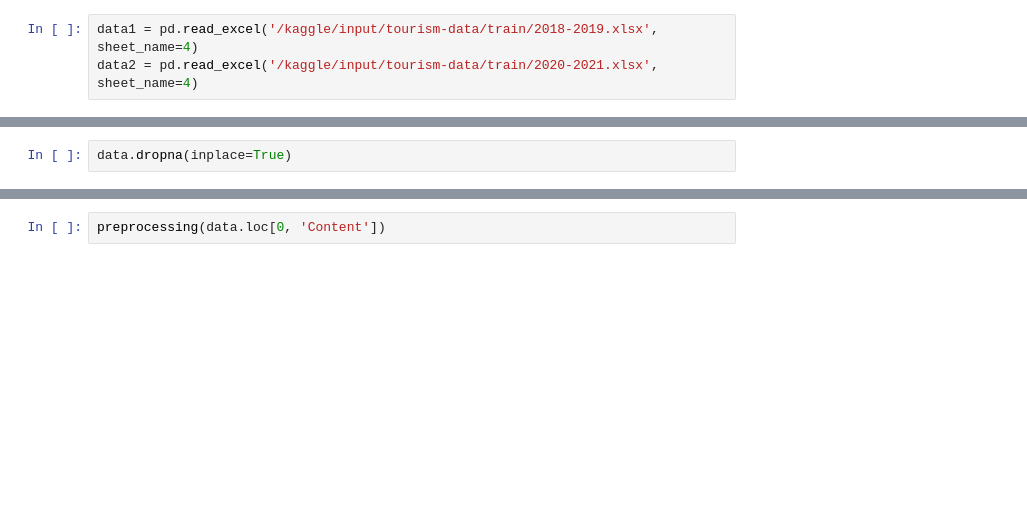
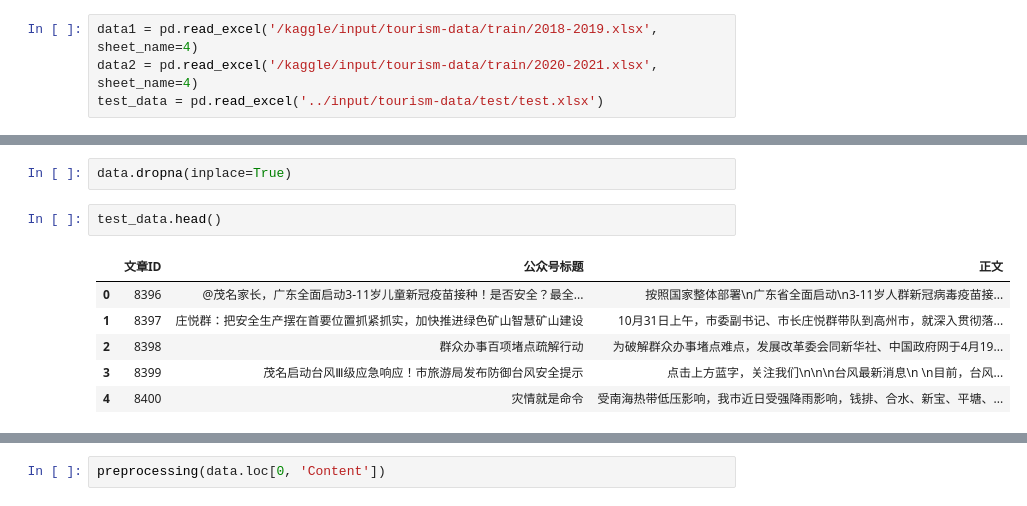
Before and after one commit to W1ndness/Kaggle, a Jupyter notebook: data-analysis-08.ipynb, the cells around one changed output, grey strips where cells are left out. Cells and saved outputs as stored; diff of their text form; blank space fills up the shorter version.

```diff
--- a/data-analysis-08.ipynb
+++ b/data-analysis-08.ipynb
@@ -34,6 +32,7 @@ warnings.filterwarnings('ignore')
 # %%
 data1 = pd.read_excel('/kaggle/input/tourism-data/train/2018-2019.xlsx', sheet_name=4)
 data2 = pd.read_excel('/kaggle/input/tourism-data/train/2020-2021.xlsx', sheet_name=4)
+test_data = pd.read_excel('../input/tourism-data/test/test.xlsx')
 # %%
 data1.head()
 # %% [output]
@@ -72,2 +70,11 @@ data.head()
 # %%
 data.dropna(inplace=True)
+# %%
+test_data.head()
+# %% [output]
+|  | 文章ID | 公众号标题 | 正文 |
+| 0 | 8396 | @茂名家长，广东全面启动3-11岁儿童新冠疫苗接种！是否安全？最全... | 按照国家整体部署\n广东省全面启动\n3-11岁人群新冠病毒疫苗接... |
+| 1 | 8397 | 庄悦群：把安全生产摆在首要位置抓紧抓实，加快推进绿色矿山智慧矿山建设 | 10月31日上午，市委副书记、市长庄悦群带队到高州市，就深入贯彻落... |
+| 2 | 8398 | 群众办事百项堵点疏解行动 | 为破解群众办事堵点难点，发展改革委会同新华社、中国政府网于4月19... |
+| 3 | 8399 | 茂名启动台风Ⅲ级应急响应！市旅游局发布防御台风安全提示 | 点击上方蓝字，关注我们\n\n\n台风最新消息\n \n目前，台风... |
+| 4 | 8400 | 灾情就是命令 | 受南海热带低压影响，我市近日受强降雨影响，钱排、合水、新宝、平塘、... |
```
Also changed, not shown: parts of 26 cells of this notebook.
